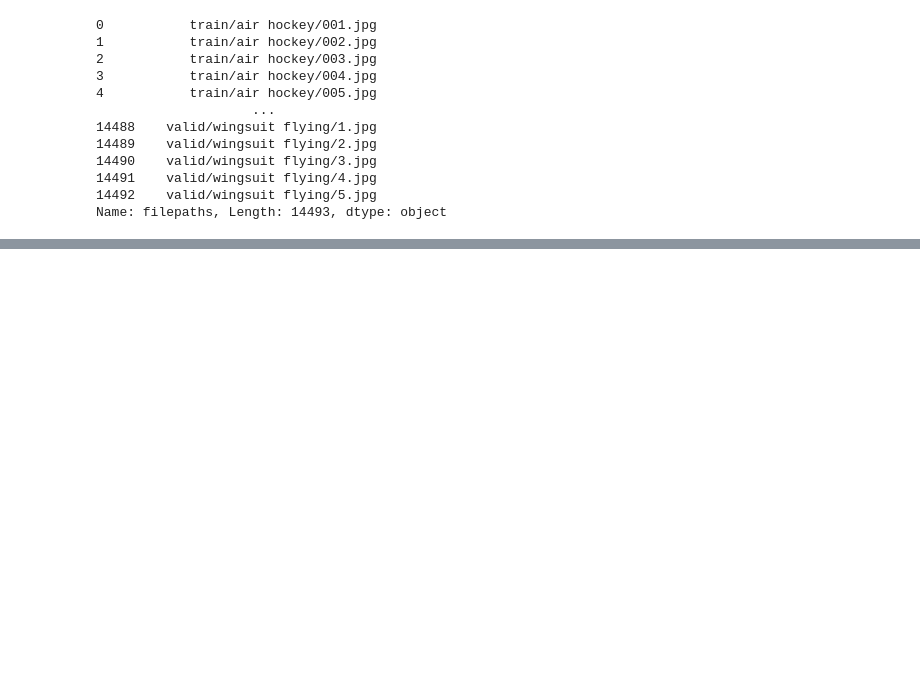
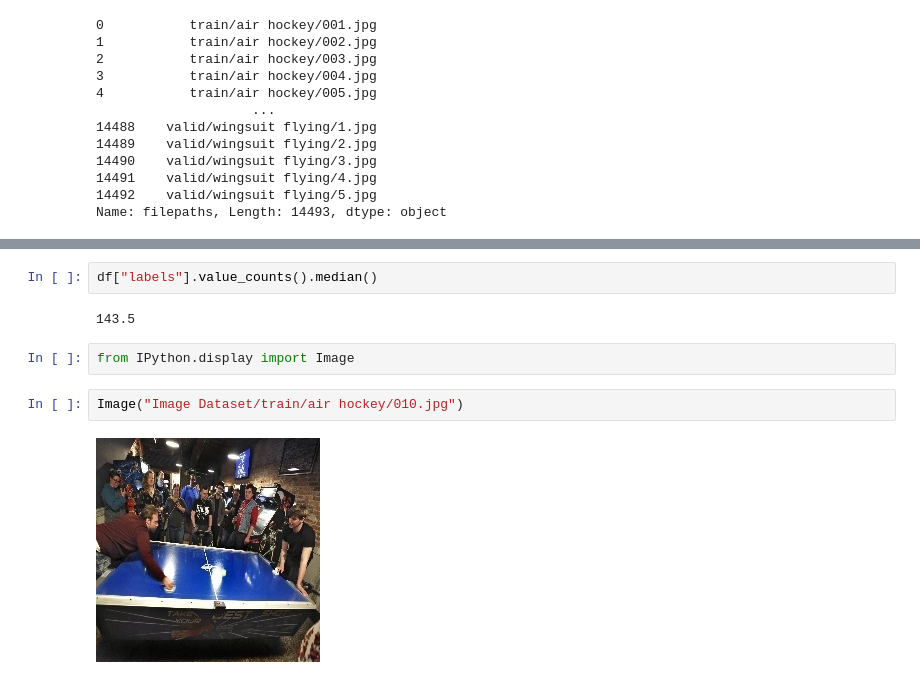
Before and after one commit to vimal004/AIML, a Jupyter notebook: Notebook 2.ipynb, the cells around one changed output, grey strips where cells are left out. Drawn from its saved outputs; the diff is of its cells as text; blank space fills up the shorter version.

```diff
--- a/Notebook 2.ipynb
+++ b/Notebook 2.ipynb
@@ -382,0 +428,10 @@ Name: filepaths, Length: 14493, dtype: object
+# %%
+df["labels"].value_counts().median()
+# %% [output]
+143.5
+# %%
+from IPython.display import Image
+# %%
+Image("Image Dataset/train/air hockey/010.jpg")
+# %% [output]
+[figure, added]
```
Also changed, not shown: parts of 64 cells of this notebook.
